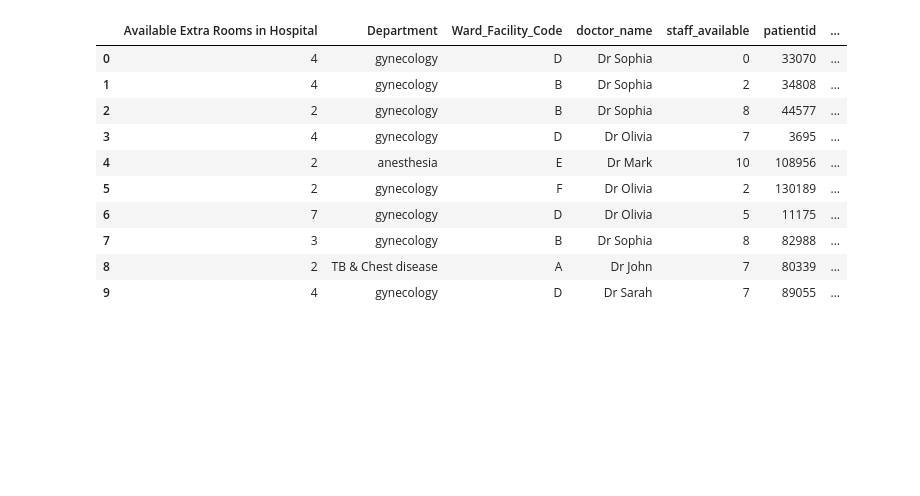
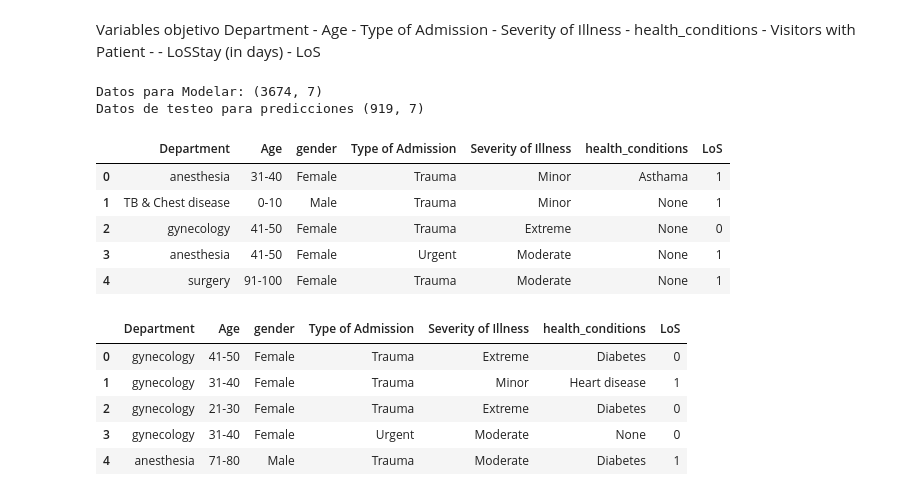
Before and after one commit to GyGuillermo/pi02_data05, a Jupyter notebook: datathon.ipynb, the cells around one changed output. Drawn from its saved outputs; the diff is of its cells as text; code cells hidden in the pictures; blank space fills up the shorter version.

```diff
--- a/datathon.ipynb
+++ b/datathon.ipynb
@@ -6,5 +17,4 @@ from pycaret.datasets import get_data
 # %%
-df_train = pd.read_csv("hospitalizaciones_train.csv",index_col=False)
-df_test = pd.read_csv("hospitalizaciones_test.csv",index_col=False)
-
+df_train = pd.read_csv("hospitalizaciones_train.csv",index_col=False).drop_duplicates()
+df_test = pd.read_csv("hospitalizaciones_test.csv",index_col=False).drop_duplicates()
 #lectura datos de entrenamiento y prueba
@@ -10,0 +23,13 @@ df_test = pd.read_csv("hospitalizaciones_test.csv",index_col=False)
+# %%
+df_train['LoS'] = df_train['Stay (in days)'].apply(lambda x: 1 if x > 8 else 0)
+# categorización de la cantidad de dias de hospitalización, considerando como criterio el valor mayor a 8 dias es Alto y menor Bajo
+# %%
+df_train.drop(columns = ['Available Extra Rooms in Hospital','Ward_Facility_Code','doctor_name','patientid',
+                         'Insurance','Admission_Deposit','Visitors with Patient','staff_available','Stay (in days)'],axis=1, inplace = True)
+df_test.drop(columns = ['Available Extra Rooms in Hospital','Ward_Facility_Code','doctor_name','patientid',
+                         'Insurance','Admission_Deposit','Visitors with Patient','staff_available'],axis=1, inplace = True)
+# Estas columnas se eliminan ya que no tienen incidencia en el target
+
+df_train.drop_duplicates(inplace=True)
+df_test.drop_duplicates(inplace=True)
+# se eliminan registros duplicados
@@ -11,14 +38,31 @@ df_test = pd.read_csv("hospitalizaciones_test.csv",index_col=False)
+# %% [markdown]
+Variables objetivo Department - Age - Type of Admission - Severity of Illness  - health_conditions - Visitors with Patient -  - LoSStay (in days) - LoS
+# %%
+df_train_ent = df_train.sample(frac=0.80, random_state=786)
+df_train_test = df_train.drop(df_train_ent.index).reset_index(drop=True)
+df_train_ent.reset_index(drop=True, inplace=True)
+
+print('Datos para Modelar: ' + str(df_train_ent.shape))
+print('Datos de testeo para predicciones ' + str(df_train_test.shape))
+#División de dataset en train y test
+# %% [output]
+Datos para Modelar: (3674, 7)
+Datos de testeo para predicciones (919, 7)
+# %%
+df_train_ent.head(5)
+# %% [output]
+|  | Department | Age | gender | Type of Admission | Severity of Illness | health_conditions | LoS |
+| 0 | anesthesia | 31-40 | Female | Trauma | Minor | Asthama | 1 |
+| 1 | TB & Chest disease | 0-10 | Male | Trauma | Minor | None | 1 |
+| 2 | gynecology | 41-50 | Female | Trauma | Extreme | None | 0 |
+| 3 | anesthesia | 41-50 | Female | Urgent | Moderate | None | 1 |
+| 4 | surgery | 91-100 | Female | Trauma | Moderate | None | 1 |
 # %%
-df_train.head(10)
+df_train.head(5)
 # %% [output]
-|  | Available Extra Rooms in Hospital | Department | Ward_Facility_Code | doctor_name | staff_available | patientid | ... |
-| 0 | 4 | gynecology | D | Dr Sophia | 0 | 33070 | ... |
-| 1 | 4 | gynecology | B | Dr Sophia | 2 | 34808 | ... |
-| 2 | 2 | gynecology | B | Dr Sophia | 8 | 44577 | ... |
-| 3 | 4 | gynecology | D | Dr Olivia | 7 | 3695 | ... |
-| 4 | 2 | anesthesia | E | Dr Mark | 10 | 108956 | ... |
-| 5 | 2 | gynecology | F | Dr Olivia | 2 | 130189 | ... |
-| 6 | 7 | gynecology | D | Dr Olivia | 5 | 11175 | ... |
-| 7 | 3 | gynecology | B | Dr Sophia | 8 | 82988 | ... |
-| 8 | 2 | TB & Chest disease | A | Dr John | 7 | 80339 | ... |
-| 9 | 4 | gynecology | D | Dr Sarah | 7 | 89055 | ... |
+|  | Department | Age | gender | Type of Admission | Severity of Illness | health_conditions | LoS |
+| 0 | gynecology | 41-50 | Female | Trauma | Extreme | Diabetes | 0 |
+| 1 | gynecology | 31-40 | Female | Trauma | Minor | Heart disease | 1 |
+| 2 | gynecology | 21-30 | Female | Trauma | Extreme | Diabetes | 0 |
+| 3 | gynecology | 31-40 | Female | Urgent | Moderate | None | 0 |
+| 4 | anesthesia | 71-80 | Male | Trauma | Moderate | Diabetes | 1 |
```
Also changed, not shown: parts of 16 cells of this notebook, 1 other file.
